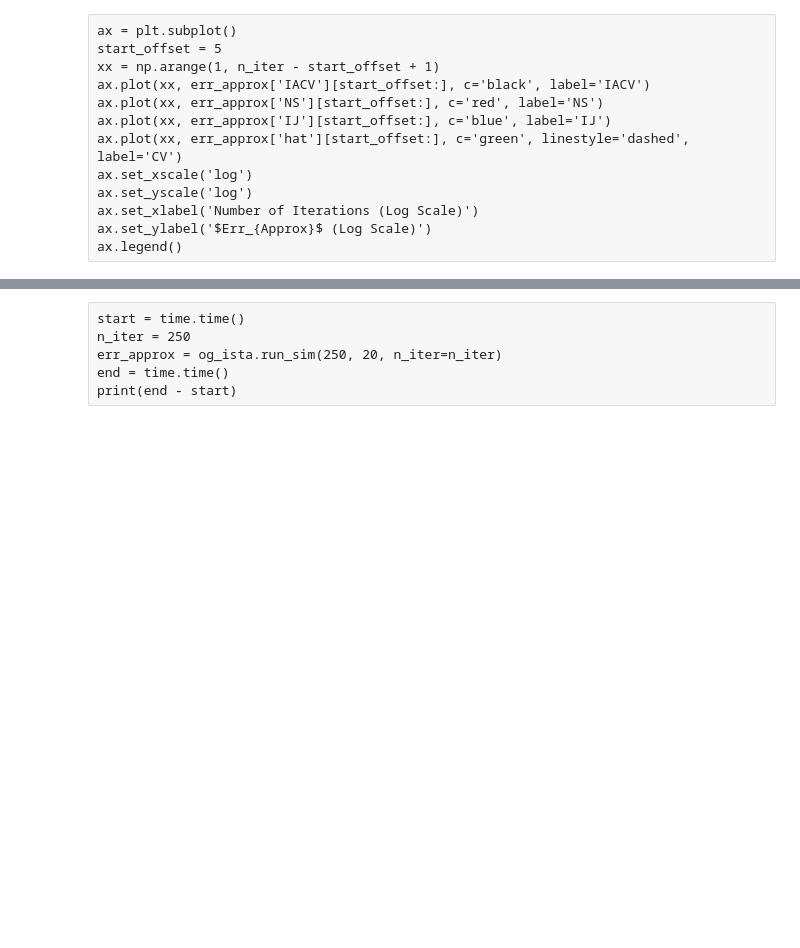
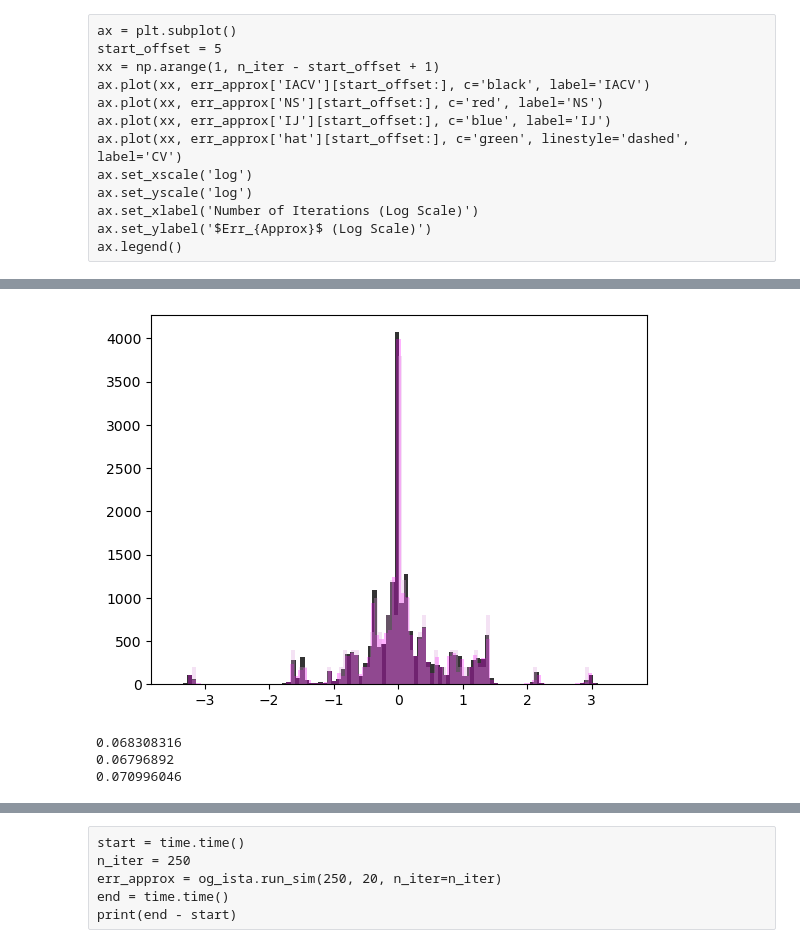
Before and after one commit to nerrma/thesis, a Jupyter notebook: experiments/IACV Paper/plotting.ipynb, the cells around one changed output, grey strips where cells are left out. Saved outputs shown, nothing was run; the diff lists cells and outputs as text; code cells hidden in the pictures; blank space fills up the shorter version.

```diff
--- a/experiments/IACV Paper/plotting.ipynb
+++ b/experiments/IACV Paper/plotting.ipynb
@@ -97,0 +86,16 @@ plt.savefig('exp1_errs_250.pgf', bbox_inches='tight', pad_inches=0)
+# %%
+plt.hist(np.asarray(params["true"]).ravel(), bins=100, alpha=0.8, color='black')
+plt.hist(params["IACV"].ravel(), bins=100, alpha=0.3, color='magenta')
+plt.hist(params["IJ"].ravel(), bins=100, alpha=0.3, color='plum')
+#plt.ylim(0, 400)
+plt.show()
+# %% [output]
+[figure, added]
+# %%
+print(np.mean(np.asarray(params["true"])))
+print(np.mean(params["IACV"]))
+print(np.mean(params["IJ"]))
+# %% [output]
+0.068308316
+0.06796892
+0.070996046
```
Also changed, not shown: parts of 10 cells of this notebook, 1 other file.
